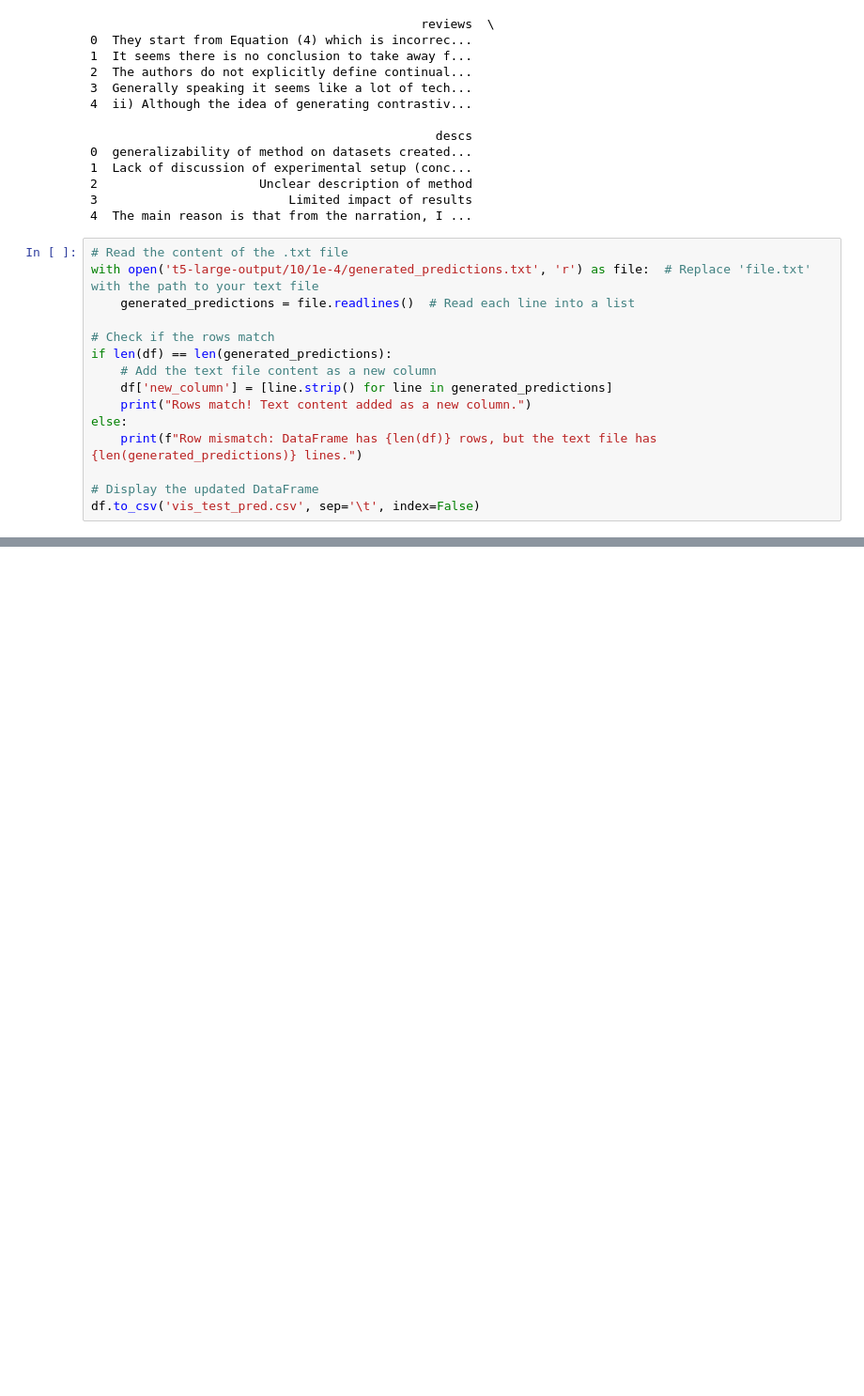
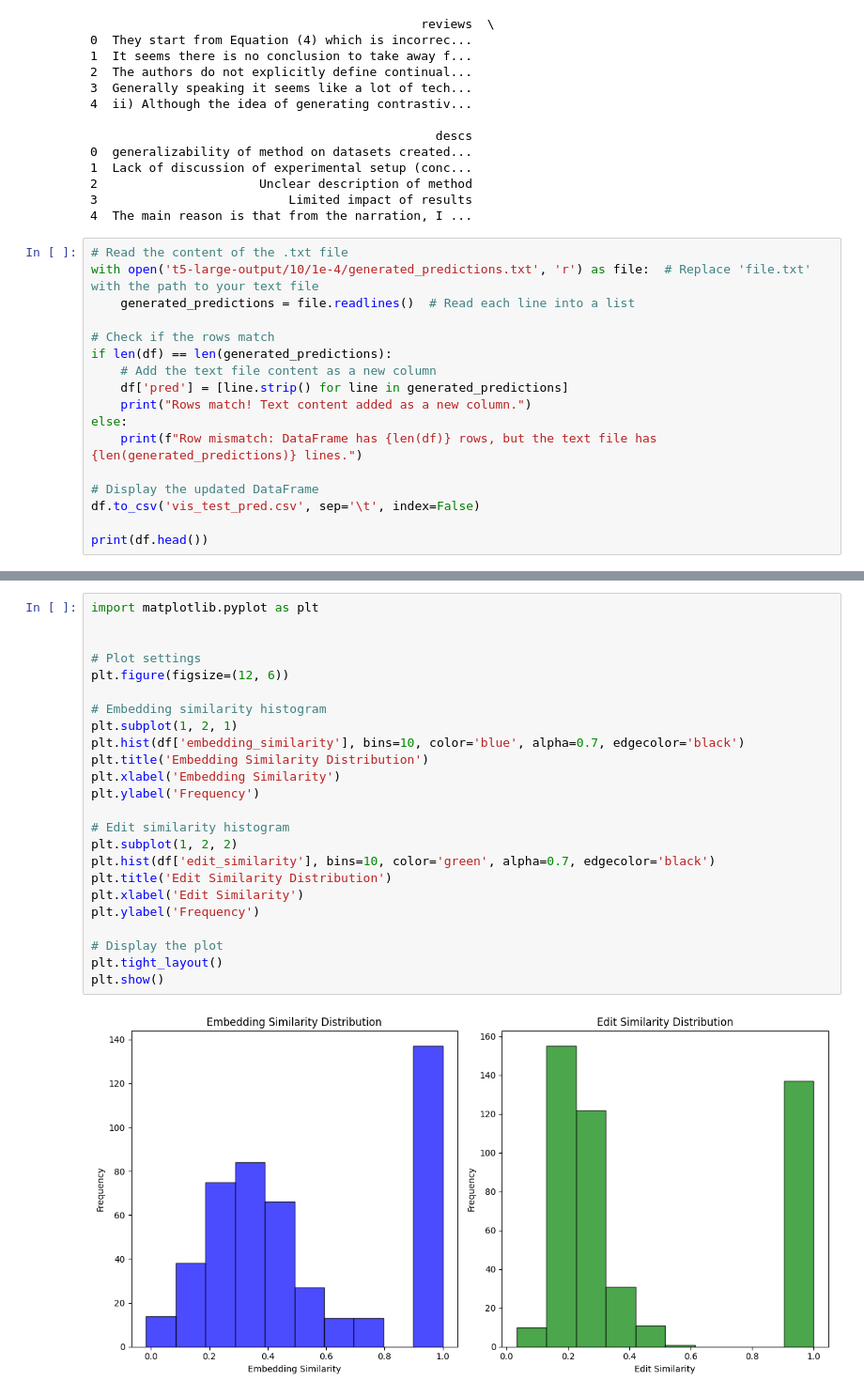
Before and after one commit to sukannyapurkayastha/DASP_report_template, a Jupyter notebook: backend/nlp/e2e_review_to_desc/vis_test_pred.ipynb, the cells around one changed output, grey strips where cells are left out. Shown at 94% size. Drawn from its saved outputs; the diff is of its cells as text; blank space fills up the shorter version.

```diff
--- a/backend/nlp/e2e_review_to_desc/vis_test_pred.ipynb
+++ b/backend/nlp/e2e_review_to_desc/vis_test_pred.ipynb
@@ -49,12 +39,14 @@ with open('t5-large-output/10/1e-4/generated_predictions.txt', 'r') as file:  #
 # Check if the rows match
 if len(df) == len(generated_predictions):
     # Add the text file content as a new column
-    df['new_column'] = [line.strip() for line in generated_predictions]
+    df['pred'] = [line.strip() for line in generated_predictions]
     print("Rows match! Text content added as a new column.")
 else:
     print(f"Row mismatch: DataFrame has {len(df)} rows, but the text file has {len(generated_predictions)} lines.")
 
 # Display the updated DataFrame
 df.to_csv('vis_test_pred.csv', sep='\t', index=False)
+
+print(df.head())
 # %% [output]
 Rows match! Text content added as a new column.
@@ -60,0 +141,26 @@ Rows match! Text content added as a new column.
+# %%
+import matplotlib.pyplot as plt
+
+
+# Plot settings
+plt.figure(figsize=(12, 6))
+
+# Embedding similarity histogram
+plt.subplot(1, 2, 1)
+plt.hist(df['embedding_similarity'], bins=10, color='blue', alpha=0.7, edgecolor='black')
+plt.title('Embedding Similarity Distribution')
+plt.xlabel('Embedding Similarity')
+plt.ylabel('Frequency')
+
+# Edit similarity histogram
+plt.subplot(1, 2, 2)
+plt.hist(df['edit_similarity'], bins=10, color='green', alpha=0.7, edgecolor='black')
+plt.title('Edit Similarity Distribution')
+plt.xlabel('Edit Similarity')
+plt.ylabel('Frequency')
+
+# Display the plot
+plt.tight_layout()
+plt.show()
+# %% [output]
+[figure, added]
```
Also changed, not shown: parts of 7 cells of this notebook, 2 other files.
